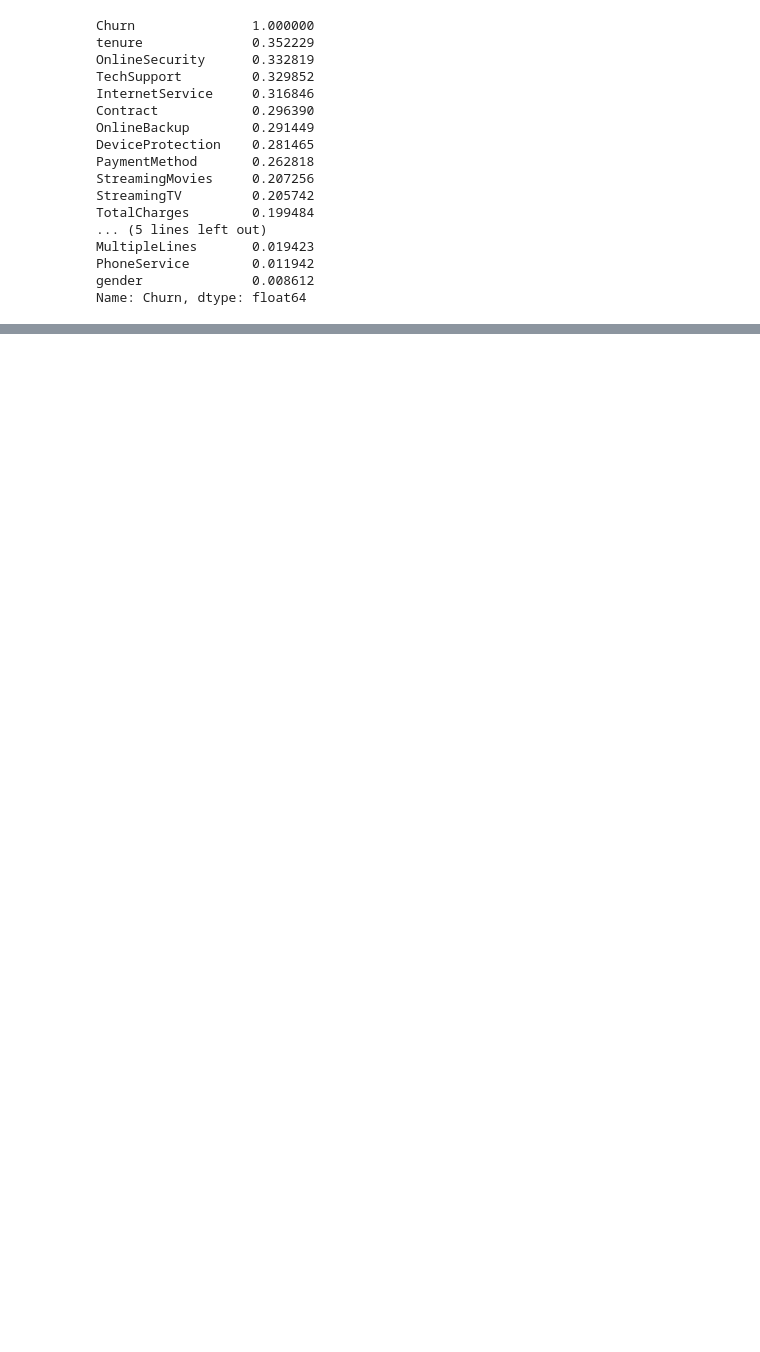
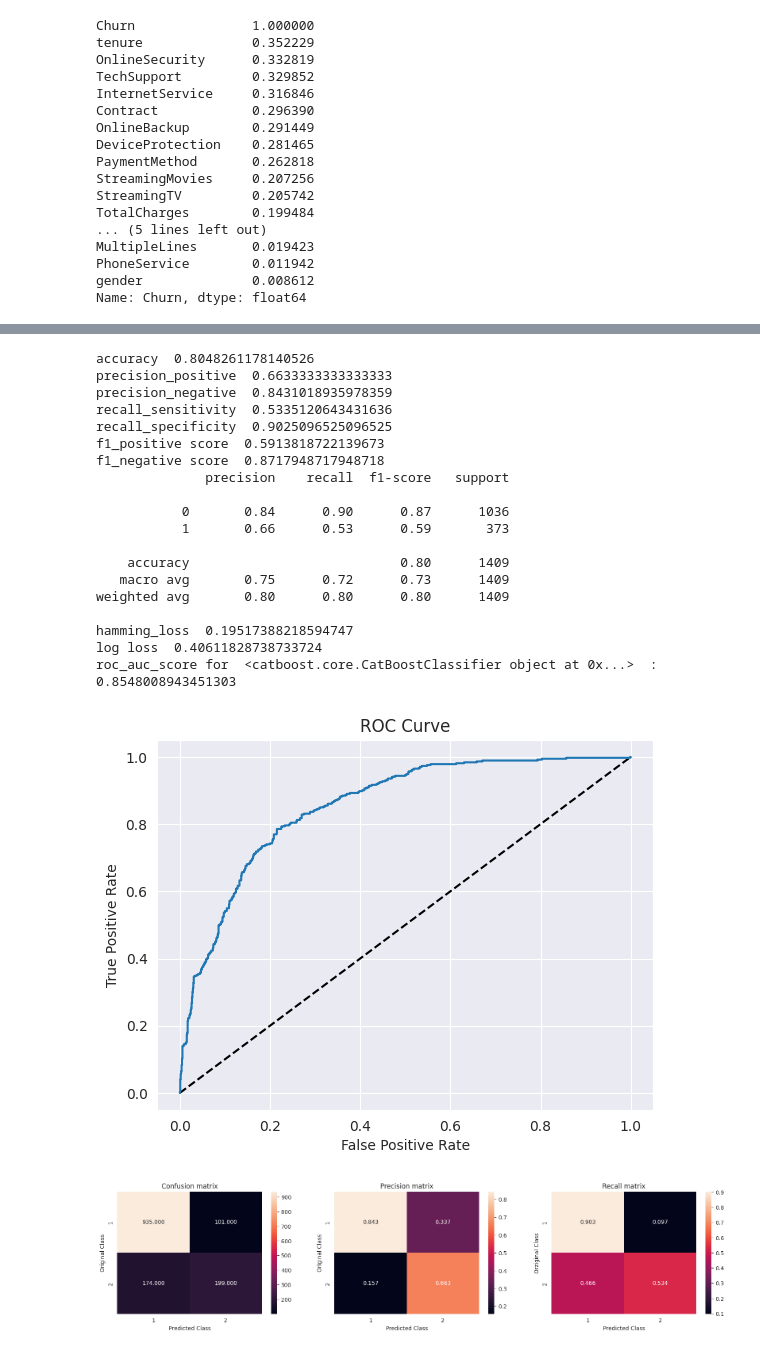
Before and after one commit to AnitaTasnim/Mentorness-ML-internship, a Jupyter notebook: customer_churn.ipynb, the cells around one changed output, grey strips where cells are left out. Cells and saved outputs as stored; diff of their text form; code cells hidden in the pictures; blank space fills up the shorter version.

```diff
--- a/customer_churn.ipynb
+++ b/customer_churn.ipynb
@@ -957,0 +1120,3 @@ Feature importance scores are not available for this model.
+# %%
+expected_y  = y_test
+predicted_y = model_CBC.predict(X_test)
@@ -957,0 +1147,26 @@ Feature importance scores are not available for this model.
+# %%
+
+score_generate(X_test, y_test, predicted_y,model_CBC)
+plot_confusion_matrix(y_test, predicted_y)
+# %% [output]
+accuracy  0.8048261178140526
+precision_positive  0.6633333333333333
+precision_negative  0.8431018935978359
+recall_sensitivity  0.5335120643431636
+recall_specificity  0.9025096525096525
+f1_positive score  0.5913818722139673
+f1_negative score  0.8717948717948718
+              precision    recall  f1-score   support
+
+           0       0.84      0.90      0.87      1036
+           1       0.66      0.53      0.59       373
+
+    accuracy                           0.80      1409
+   macro avg       0.75      0.72      0.73      1409
+weighted avg       0.80      0.80      0.80      1409
+
+hamming_loss  0.19517388218594747
+log loss  0.40611828738733724
+roc_auc_score for  <catboost.core.CatBoostClassifier object at 0x...>  :  0.8548008943451303
+[figure, added]
+[figure, added]
```
Also changed, not shown: parts of 121 cells of this notebook.
